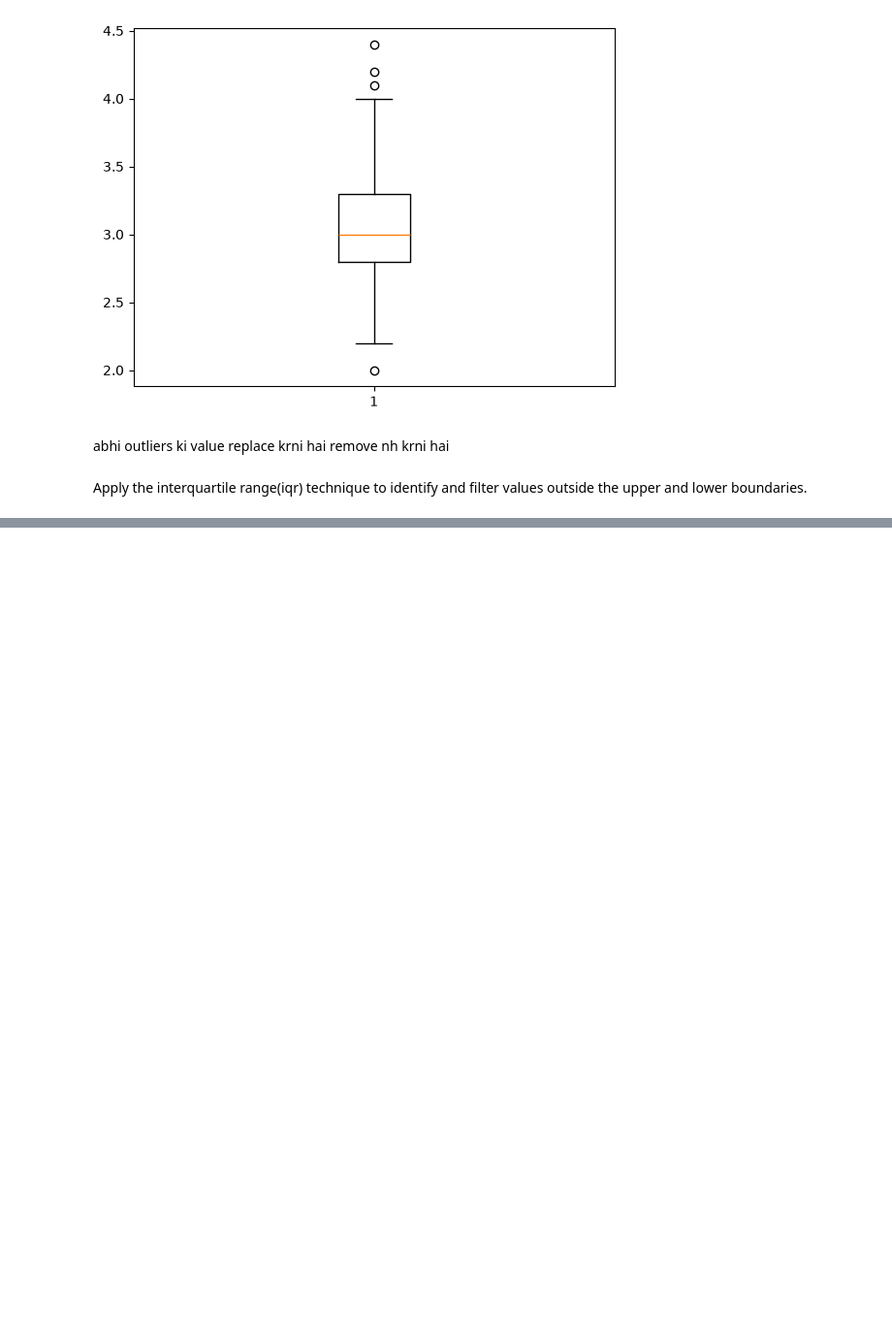
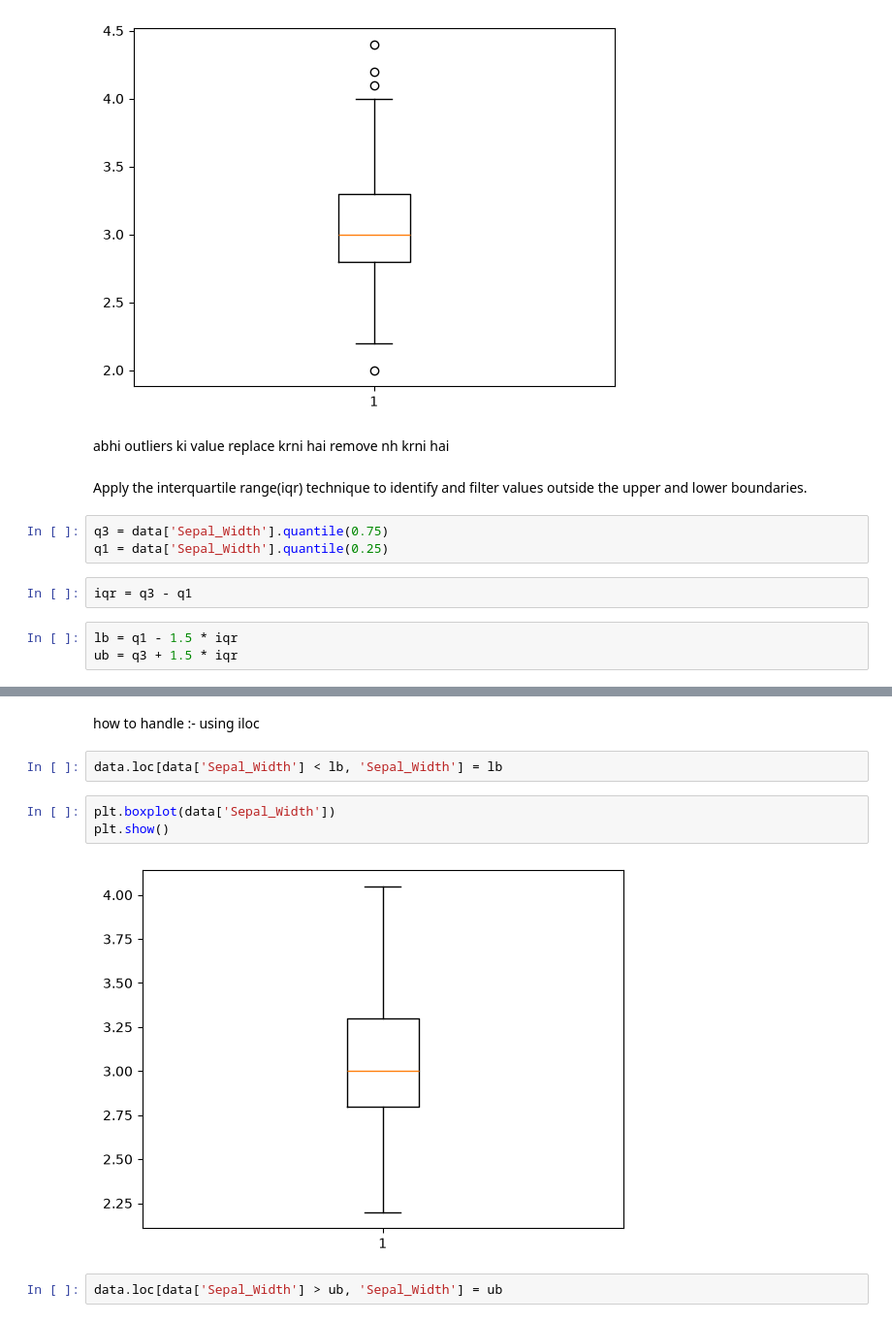
Before and after one commit to trishamuskawar/Trisha_Muskawar_FBS_Work, a Jupyter notebook: Data Analysis/JulyAug/EDA.ipynb, the cells around one changed output, grey strips where cells are left out. Shown at 97% size. Cells and saved outputs as stored; diff of their text form; blank space fills up the shorter version.

```diff
--- a/Data Analysis/JulyAug/EDA.ipynb
+++ b/Data Analysis/JulyAug/EDA.ipynb
@@ -120,3 +120,11 @@ plt.show
 abhi outliers ki value replace krni hai remove nh krni hai
 # %% [markdown]
  Apply the interquartile range(iqr) technique to identify and filter values outside the upper and lower boundaries.
+# %%
+q3 = data['Sepal_Width'].quantile(0.75)
+q1 = data['Sepal_Width'].quantile(0.25)
+# %%
+iqr = q3 - q1
+# %%
+lb = q1 - 1.5 * iqr
+ub = q3 + 1.5 * iqr
@@ -122,0 +139,11 @@ abhi outliers ki value replace krni hai remove nh krni hai
+# %% [markdown]
+how to handle :- using iloc
+# %%
+data.loc[data['Sepal_Width'] < lb, 'Sepal_Width'] = lb
+# %%
+plt.boxplot(data['Sepal_Width'])
+plt.show()
+# %% [output]
+[figure, added]
+# %%
+data.loc[data['Sepal_Width'] > ub, 'Sepal_Width'] = ub
```
Also changed, not shown: parts of 15 cells of this notebook, 2 other files.
